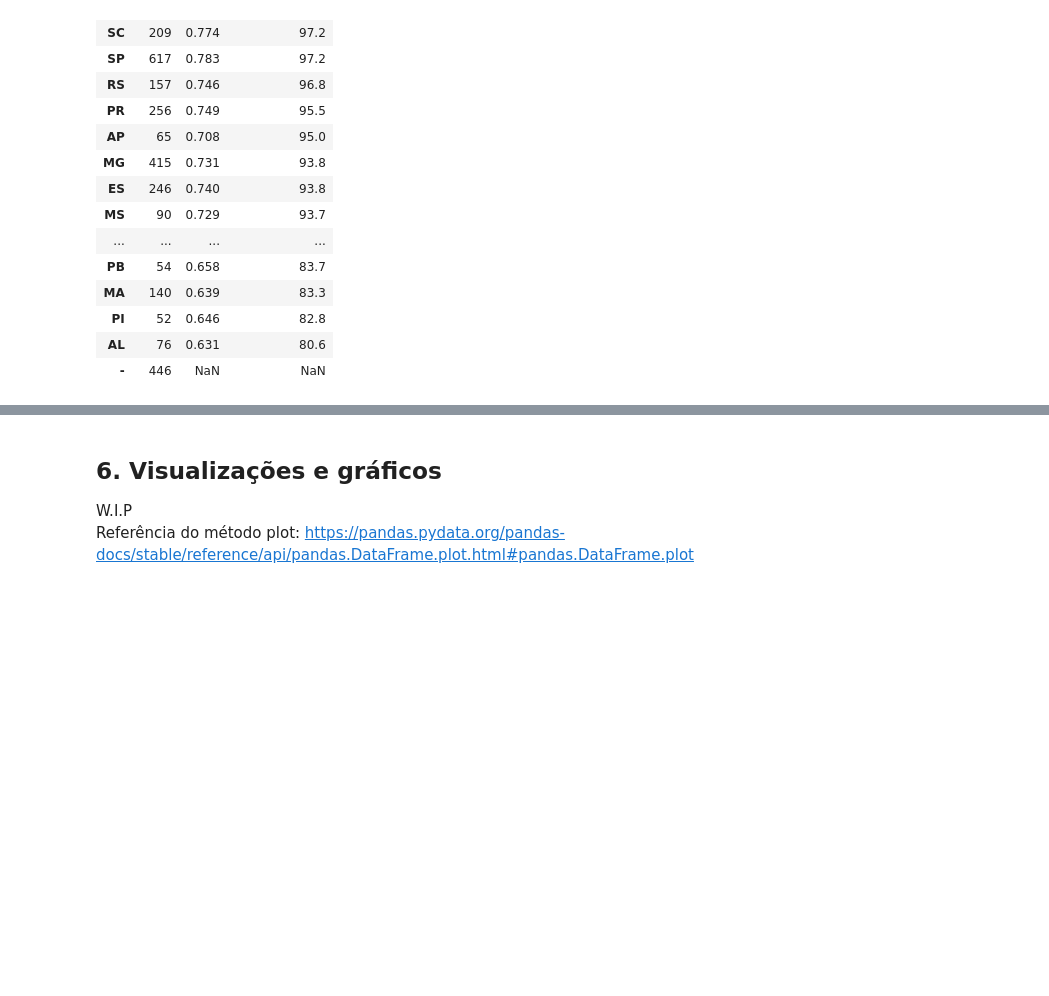
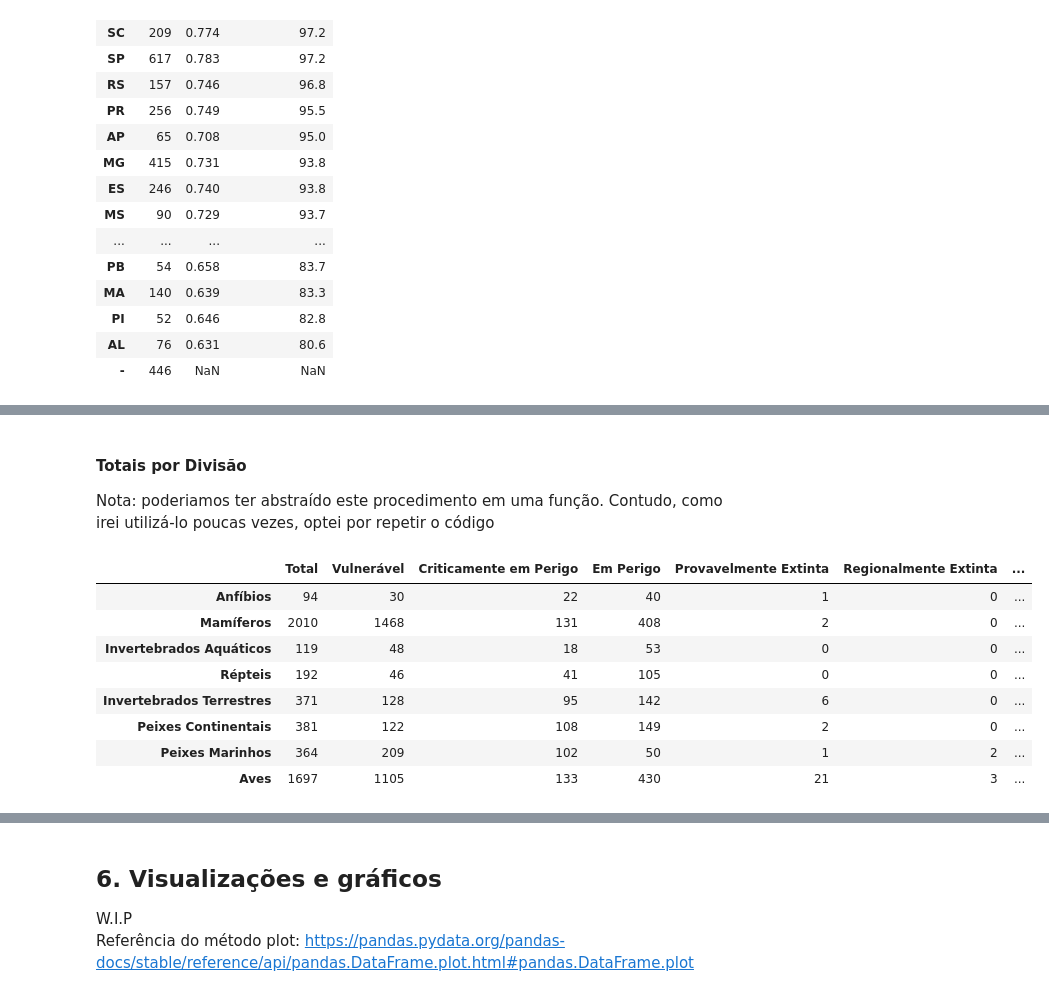
Before and after one commit to fesmazz/Projetos, a Jupyter notebook: Fauna/fauna.ipynb, the cells around one changed output, grey strips where cells are left out. Cells and saved outputs as stored; diff of their text form; code cells hidden in the pictures; blank space fills up the shorter version.

```diff
--- a/Fauna/fauna.ipynb
+++ b/Fauna/fauna.ipynb
@@ -792,0 +791,32 @@ W.I.P
+# %% [markdown]
+#### Totais por Divisão
+Nota: poderiamos ter abstraído este procedimento em uma função. Contudo, como irei utilizá-lo poucas vezes, optei por repetir o código
+# %%
+divisoes = dados["Divisão"].unique()
+counts_divisao = dict()
+for divisao in divisoes:
+    if divisao is None: continue #ignore as linhas sem classe
+    subset_divisao = dados["Divisão"] == divisao
+    count_divisao = dados[subset_divisao]["Divisão"].count()
+    if divisao in counts_divisao: pass
+    else:counts_divisao[divisao] = dict()
+    counts_divisao[divisao]["Total"] = counts_divisao.get("Total", 0) + count_divisao
+    for categoria in categorias:
+        subset_cat = dados[(dados["Descrição"] == categoria) & (dados["Divisão"] == divisao)]
+        count_cat = subset_cat["Descrição"].count()
+        if categoria is None: categoria = "Não Informado"
+        counts_divisao[divisao][categoria] = counts_divisao[divisao].get(categoria, 0) + count_cat
+
+colunas = counts_divisao["Anfíbios"].keys()
+totais_divisao = pd.DataFrame.from_dict(counts_divisao, orient="index", columns = colunas)
+display(totais_divisao)
+# %% [output]
+|  | Total | Vulnerável | Criticamente em Perigo | Em Perigo | Provavelmente Extinta | Regionalmente Extinta | ... |
+| Anfíbios | 94 | 30 | 22 | 40 | 1 | 0 | ... |
+| Mamíferos | 2010 | 1468 | 131 | 408 | 2 | 0 | ... |
+| Invertebrados Aquáticos | 119 | 48 | 18 | 53 | 0 | 0 | ... |
+| Répteis | 192 | 46 | 41 | 105 | 0 | 0 | ... |
+| Invertebrados Terrestres | 371 | 128 | 95 | 142 | 6 | 0 | ... |
+| Peixes Continentais | 381 | 122 | 108 | 149 | 2 | 0 | ... |
+| Peixes Marinhos | 364 | 209 | 102 | 50 | 1 | 2 | ... |
+| Aves | 1697 | 1105 | 133 | 430 | 21 | 3 | ... |
```
Also changed, not shown: parts of 9 cells of this notebook.
